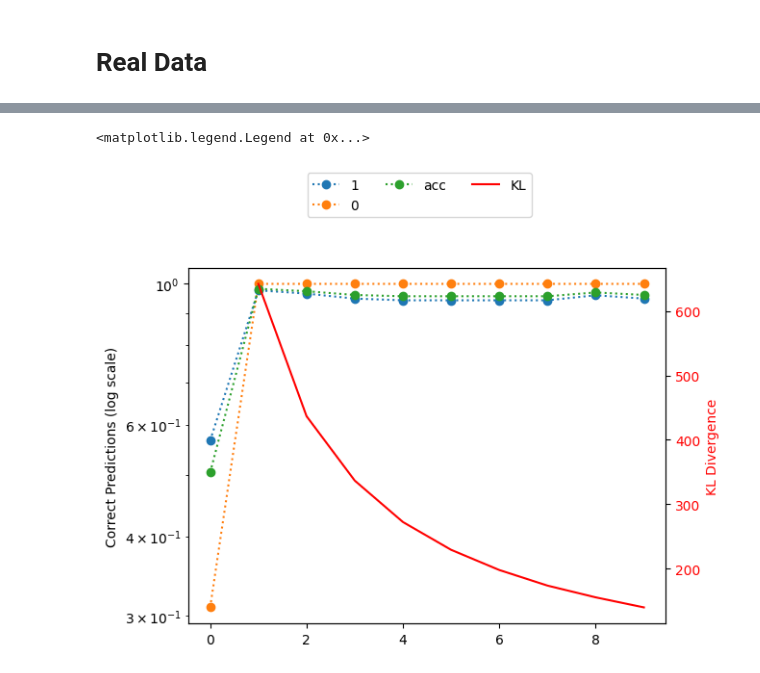
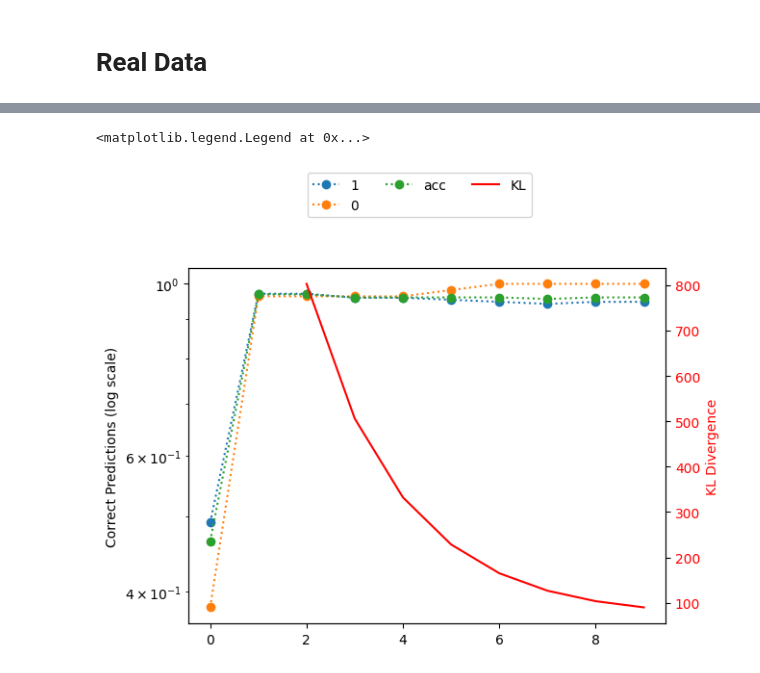
Before and after one commit to margueritetalamon/VI-MIG, a Jupyter notebook: log_reg.ipynb, the cells around one changed output, grey strips where cells are left out. Cells and saved outputs as stored; diff of their text form; code cells hidden in the pictures.

```diff
--- a/log_reg.ipynb
+++ b/log_reg.ipynb
@@ -189,14 +121,0 @@ array([[-1.89560455, -1.50744956],
-# %%
-bounds =  (-5, 10)
-x = np.linspace(-4, 1,  grid_size)
-y = np.linspace(-6, -1, grid_size)
-
-X, Y = np.meshgrid(x, y)
-pos = np.dstack((X, Y))
-pos = rearrange(pos, "h w d -> (h w) d")
-Z = vi.vgmm.prob(pos[:,None])
-Z = np.exp(rearrange(Z, "(h w) -> h w", h = grid_size))
-fig, ax = plt.subplots()
-ax.contour(X, Y, Z, levels=20, cmap="viridis", zorder=1,   \
-        extent=(X[0,0],X[0,-1],Y[0,0],Y[-1,0]))
-ax.set_aspect('equal')
@@ -261,7 +165,7 @@ for t  in tqdm.tqdm(range(0, vi.n_iterations, 100)):
     samples = selected_means +  (np.sqrt(selected_epsilons[:,None]) * noise)
 
     theta  = samples
-    y = (target.model.sigmoid(np.dot(new_x,theta.T)).mean(axis = -1) <= .5)*1
+    y = ((1 - target.model.sigmoid(np.dot(new_x,theta.T)).mean(axis = -1)) > 0.5)*1
     number_of_good_y0.append(y.mean())
 # plt.hist(y)
 # print("Proba y =  1", target.model.sigmoid(np.dot(new_x,theta.T)).mean() )
@@ -307,7 +214,7 @@ import numpy as np
 from matplotlib import pyplot as plt
 
 
-from src_bis.optim import VI_IGMM
+from src_bis.optim import VI_GMM
 from src_bis.target import Target
 
 
@@ -327,11 +234,11 @@ y_test = y[N_train:]
 
 
 
-target = Target("logreg", dataset = (X_train, y_train))
+target = Target("logreg", dataset = (X_train, y_train),  prior_eps = 10)
 
-vi = VI_IGMM(target, learning_rate = 0.01, n_iterations=5000, n_components = 5, scale = np.sqrt(d)*10 , BG = 100, s = np.sqrt(d) * 10, d = d)
+vi = VI_GMM(target, mode = "iso",learning_rate = 0.1, n_iterations=20000, n_components = 5, scale = np.sqrt(d)*10 , BG = 100, s = np.sqrt(d) * 10, d = d)
 
-vi.optimize(ibw = True, md  = False, means_only=False, plot_iter=1000, gen_noise=True,  scheduler=False, save_grads=False)
+vi.optimize(bw = True, md  = False, means_only=False, plot_iter=100, gen_noise=True,  scheduler=False, save_grads=False)
 
 plt.semilogy(np.array(vi.kls) - np.array(vi.kls).min()+1)
 # %% [output]
@@ -397,42 +292,42 @@ B = 1000
 noise = np.random.randn(B, d)
 component_indices = np.random.choice(vi.vgmm.n_components, size=B, p=vi.vgmm.weights)
 
-
-for t  in tqdm.tqdm(range(0, vi.n_iterations, 100)):
+jump = 100
+for t  in tqdm.tqdm(range(0, vi.n_iterations, jump)):
 
 
 
     selected_means = vi.vgmm.optimized_means[t][component_indices]  # (B, d)
     selected_epsilons = vi.vgmm.optimized_epsilons[t][component_indices]  # (B, d, d)
     samples = selected_means +  (np.sqrt(selected_epsilons[:,None]) * noise)
 
     theta  = samples
     y_pred = (target.model.sigmoid(np.dot(new_x,theta.T)).mean(axis = -1) > 0.5) *1
     accuracy  .append((y_pred == y_test[:,0]).mean())
 
 
     number_of_good_y1.append((y_pred[y_test[:,0] == 1] == y_test[:,0][y_test[:,0] == 1]).mean())
     number_of_good_y0.append((y_pred[y_test[:,0] == 0] == y_test[:,0][y_test[:,0] == 0]).mean())
 # plt.hist(y)
 # print("Proba y =  1", target.model.sigmoid(np.dot(new_x,theta.T)).mean() )
 fig, ax1 = plt.subplots()
 
-ax1.semilogy(number_of_good_y1, marker = "o", ls = "dotted", label = "1")
-ax1.semilogy(number_of_good_y0, marker = "o", ls = "dotted", label = "0")
-ax1.semilogy(accuracy, marker = "o", ls = "dotted", label = "acc")
+ax1.semilogy(number_of_good_y1,   label = "1", marker = "o", ls =  ":")
+ax1.semilogy(number_of_good_y0,  label = "0", marker = "o", ls =  ":")
+ax1.semilogy(accuracy,  label = "acc", marker = "o", ls =  ":")
 
 ax1.set_ylabel("Correct Predictions (log scale)")
 # ax1.legend(loc="upper left")
 
 # Create a twin y-axis for KL
 ax2 = ax1.twinx()
-ax2.plot(np.array(vi.kls[::100]), color="red", label="KL")
+ax2.plot(np.array(vi.kls[::jump]), color="red", label="KL")
 ax2.set_ylabel("KL Divergence", color="red")
 ax2.tick_params(axis='y', labelcolor='red')
 
 # Title and show
 # plt.title("Rate of Correct Prediction for Class 0 and 1 Over Iterations, d = 100")
 fig.legend(loc="upper center", bbox_to_anchor=(0.5, 1.1), ncol=3)
 # %% [output]
 <matplotlib.legend.Legend at 0x...>
-[figure, old version]
+[figure, new version]
```
Also changed, not shown: parts of 22 cells of this notebook, 3 other files.
